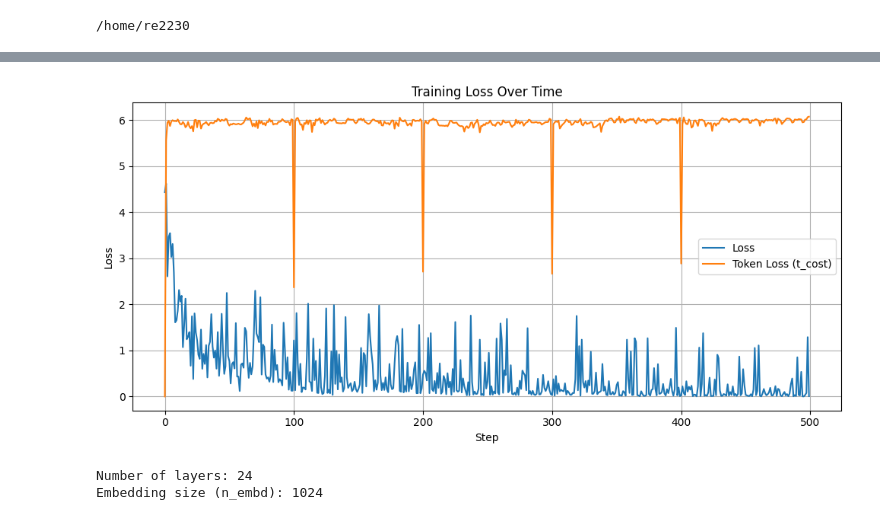
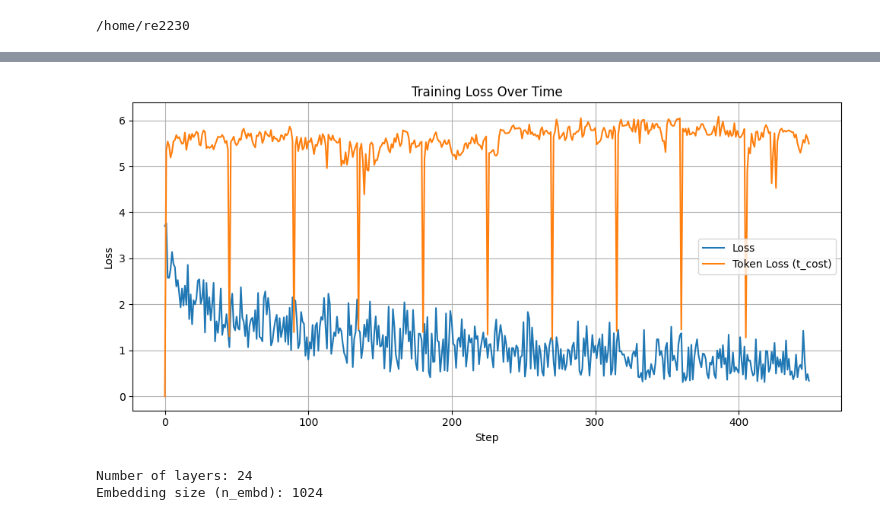
Before and after one commit to Renata1214/rwkv-modbus-finetune, a Jupyter notebook: FinetuningRwkV.ipynb, the cells around one changed output, grey strips where cells are left out. Cells and saved outputs as stored; diff of their text form; code cells hidden in the pictures.

Commit message:
NewDataset

```diff
--- a/FinetuningRwkV.ipynb
+++ b/FinetuningRwkV.ipynb
@@ -59,3 +70,29 @@ True
 cd /home/re2230
 # %% [output]
 /home/re2230
+# %%
+import json
+
+# Paths to input files
+modbus_path = "/home/re2230/modbus_dataset.jsonl"
+modbusa_test_path = "/home/re2230/RWKV-PEFT/rwkvt/dataset/modbus_dataset_test.jsonl"
+output_path = "/home/re2230/combined_modbus_dataset.jsonl"
+
+# Read the first dataset
+with open(modbus_path, "r") as f:
+    modbus_data = [json.loads(line) for line in f]
+
+# Read the second dataset (only lines 21 to 50)
+with open(modbusa_test_path, "r") as f:
+    modbusa_lines = f.readlines()[20:159]  # lines 21 to 160 (0-indexed)
+    modbusa_data = [json.loads(line) for line in modbusa_lines]
+
+# Combine datasets
+combined_data = modbus_data + modbusa_data
+
+# Write to new file
+with open(output_path, "w") as f:
+    for entry in combined_data:
+        f.write(json.dumps(entry) + "\n")
+
+print(f"✅ Combined dataset written to {output_path}")
@@ -61,0 +101,11 @@ cd /home/re2230
+# %%
+import json
+
+input_path = "/home/re2230/combined_modbus_dataset.jsonl"
+output_path = "/home/re2230/combined_modbus_dataset_rwkv.jsonl"
+
+with open(input_path, "r") as infile, open(output_path, "w") as outfile:
+    for line in infile:
+        item = json.loads(line)
+        prompt = f"query: {item['query']}\n\nresponse: {item['response']}"
+        outfile.write(json.dumps({"text": prompt}) + "\n")
@@ -128,33 +215,33 @@ Monitored metric val_loss did not improve in the last 3 records. Best score: 0.2
 # %%
 import json
 import matplotlib.pyplot as plt
 
 # "loss" – general loss (probably for display)
 # "t_cost" – training loss per step (token-level)
 # "kt_s" – possibly token-level speed or time per step (not performance-related)
 
 # Load data
-with open("out/loss_data.json") as f:
+with open("/home/re2230/out/rwkv-modbus-ft/loss_data.json") as f:
     data = [json.loads(line) for line in f if line.strip()]
 
 # Extract loss values
 steps = list(range(len(data)))
 loss = [entry["loss"] for entry in data]
 t_cost = [entry["t_cost"] for entry in data]
 
 # Plot
 plt.figure(figsize=(10, 5))
 plt.plot(steps, loss, label="Loss")
 plt.plot(steps, t_cost, label="Token Loss (t_cost)")
 plt.xlabel("Step")
 plt.ylabel("Loss")
 plt.title("Training Loss Over Time")
 plt.legend()
 plt.grid(True)
 plt.tight_layout()
 plt.show()
 # %% [output]
-[figure, old version]
+[figure, new version]
 # %%
 import sys
 import os
```
Also changed, not shown: parts of 15 cells of this notebook, 9 other files.
